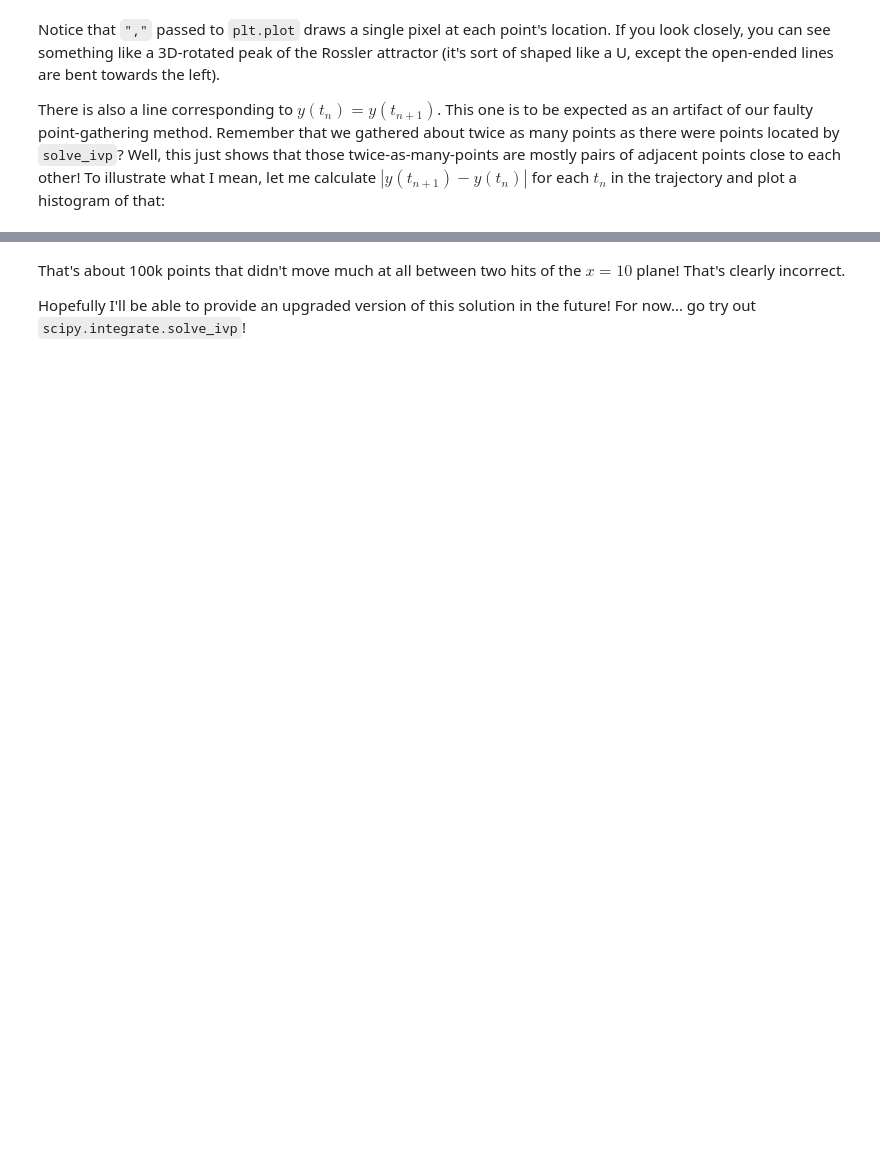
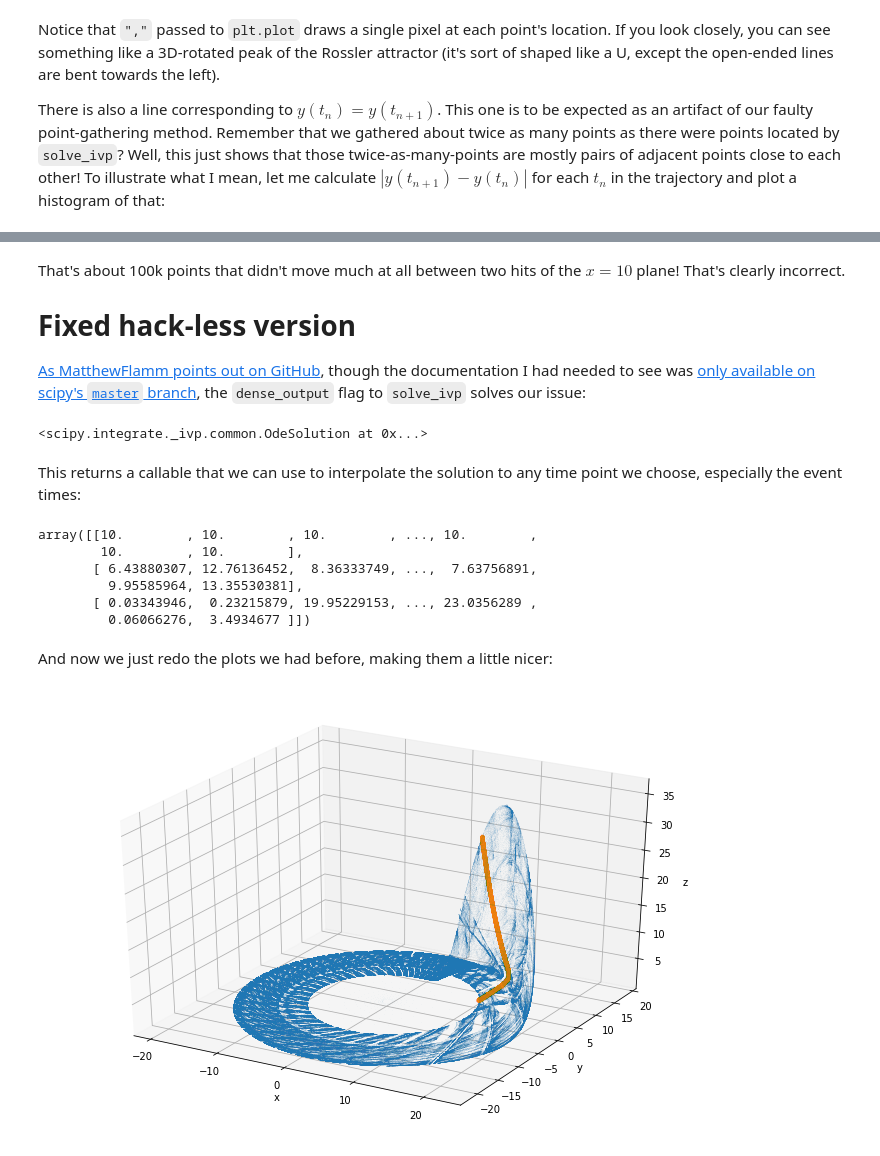
Before and after one commit to StanczakDominik/stanczakdominik.github.io, a Jupyter notebook: posts/scipy-ivp-makeshift-poincare-sections-of-the-rossler-attractor.ipynb, the cells around one changed output, grey strips where cells are left out. Saved outputs shown, nothing was run; the diff lists cells and outputs as text; code cells hidden in the pictures; blank space fills up the shorter version.

```diff
--- a/posts/scipy-ivp-makeshift-poincare-sections-of-the-rossler-attractor.ipynb
+++ b/posts/scipy-ivp-makeshift-poincare-sections-of-the-rossler-attractor.ipynb
@@ -205,4 +213,48 @@ Text(0.5, 0, '|y(t_n) = y(t_{n+1})|')
 # %% [markdown]
 That's about 100k points that didn't move much at all between two hits of the $x=10$ plane! That's clearly incorrect.
 
-Hopefully I'll be able to provide an upgraded version of this solution in the future! For now... go try out `scipy.integrate.solve_ivp`!
+# Fixed hack-less version
+
+[As MatthewFlamm points out on GitHub](https://github.com/scipy/scipy/issues/9870), though the documentation I had needed to see was [only available on scipy's `master` branch](https://github.com/scipy/scipy/blob/4c17b088b7e2c67d3c74382f39067bc24c4fd807/scipy/integrate/_ivp/ivp.py#L430-L446), the `dense_output` flag to `solve_ivp` solves our issue:
+# %%
+def poincare(t, vector):
+    x = vector[0]
+    return x - x_section
+
+poincare.direction = -1    # decreasing x
+sol = solve_ivp(rossler,
+               [0, 500000],
+               [-0.2, 0.2, 5.2],
+               events=poincare,
+               dense_output=True)
+
+sol.sol
+# %% [output]
+<scipy.integrate._ivp.common.OdeSolution at 0x...>
+# %% [markdown]
+This returns a callable that we can use to interpolate the solution to any time point we choose, especially the event times:
+# %%
+t = sol.t_events[0]
+vectors = sol.sol(t)
+vectors
+# %% [output]
+array([[10.        , 10.        , 10.        , ..., 10.        ,
+        10.        , 10.        ],
+       [ 6.43880307, 12.76136452,  8.36333749, ...,  7.63756891,
+         9.95585964, 13.35530381],
+       [ 0.03343946,  0.23215879, 19.95229153, ..., 23.0356289 ,
+         0.06066276,  3.4934677 ]])
+# %% [markdown]
+And now we just redo the plots we had before, making them a little nicer:
+# %%
+rossler_attractor = plt.figure(figsize=(12, 8))
+ax = rossler_attractor.add_subplot(111, projection='3d')
+ax.plot(sol.y[0], sol.y[1], sol.y[2], ',', alpha=0.02)
+
+x, y, z = vectors
+ax.plot(x, y, z, ".", alpha=0.02)
+ax.set_xlabel("x")
+ax.set_ylabel("y")
+ax.set_zlabel("z");
+# %% [output]
+[figure, added]
```
Also changed, not shown: parts of 21 cells of this notebook.
